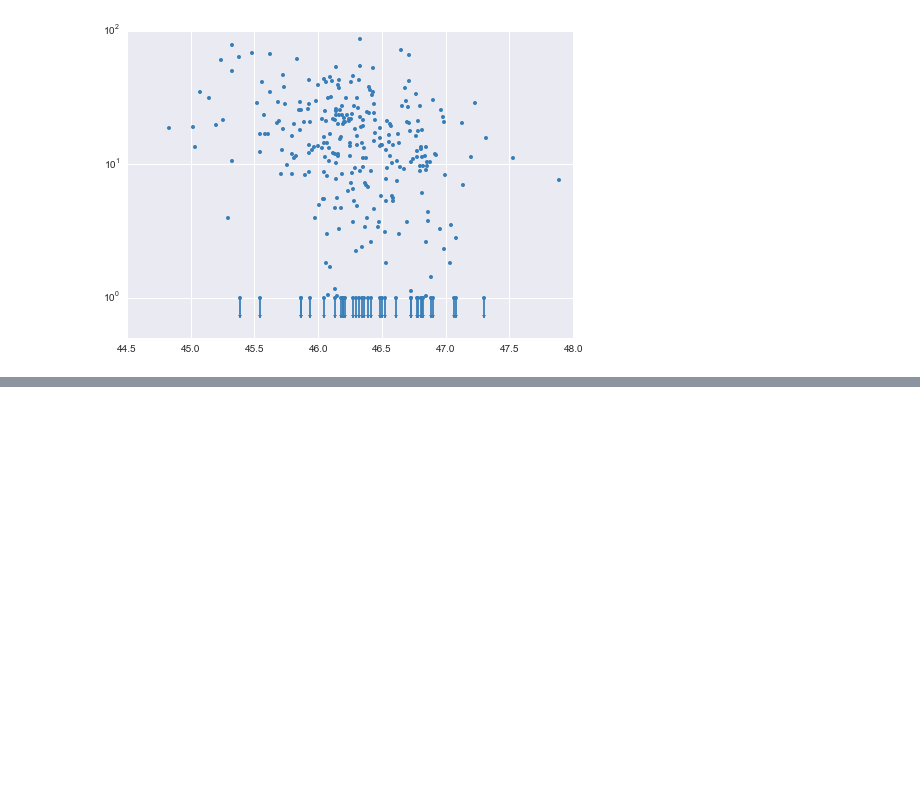
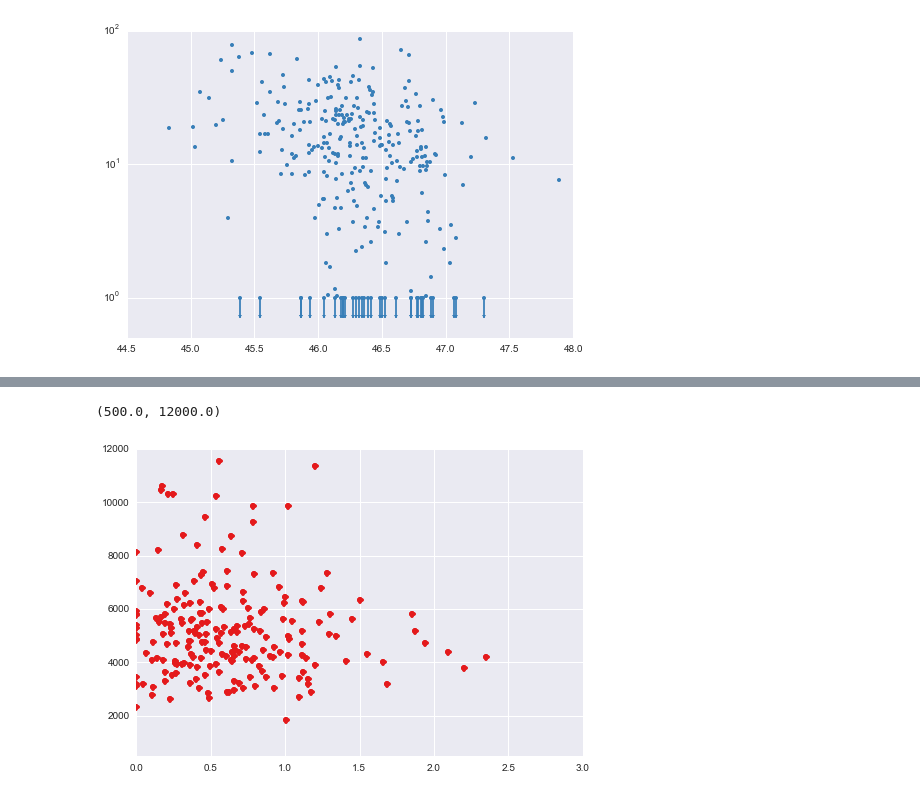
Before and after one commit to liamcoatman/thesis, a Jupyter notebook: Scratch.ipynb, the cells around one changed output, grey strips where cells are left out. Saved outputs shown, nothing was run; the diff lists cells and outputs as text; code cells hidden in the pictures; blank space fills up the shorter version.

```diff
--- a/Scratch.ipynb
+++ b/Scratch.ipynb
@@ -388,0 +433,28 @@ ax.set_ylim(5e-1, 1e2)
+# %%
+fig, ax = plt.subplots()
+
+df = pd.read_csv('/home/lc585/Dropbox/IoA/nirspec/tables/masterlist_liam.csv', index_col=0)
+df = df[df.OIII_FLAG_2 > 0]
+df = df[df.OIII_BAD_FIT_FLAG == 0]
+df = df[df.FE_FLAG == 0]
+
+df = df[df.WARN_Hb == 0]
+
+df = df[df.INSTR != 'ISAAC'] # don't have wavelength coverage to constrain Fe
+
+ax.plot(df.EQW_FE_4434_4684 / df.EQW_Broad_Hb,
+        df.FWHM_Broad_Hb,
+        linestyle='',
+        marker='o',
+        markerfacecolor=cs[0])
+
+xmin = 0.0
+xmax = 3.0
+ymin = 500.0
+ymax = 12000.0
+
+ax.set_xlim(xmin, xmax)
+ax.set_ylim(ymin, ymax)
+# %% [output]
+(500.0, 12000.0)
+[figure, added]
```
Also changed, not shown: parts of 17 cells of this notebook, 14 other files.
